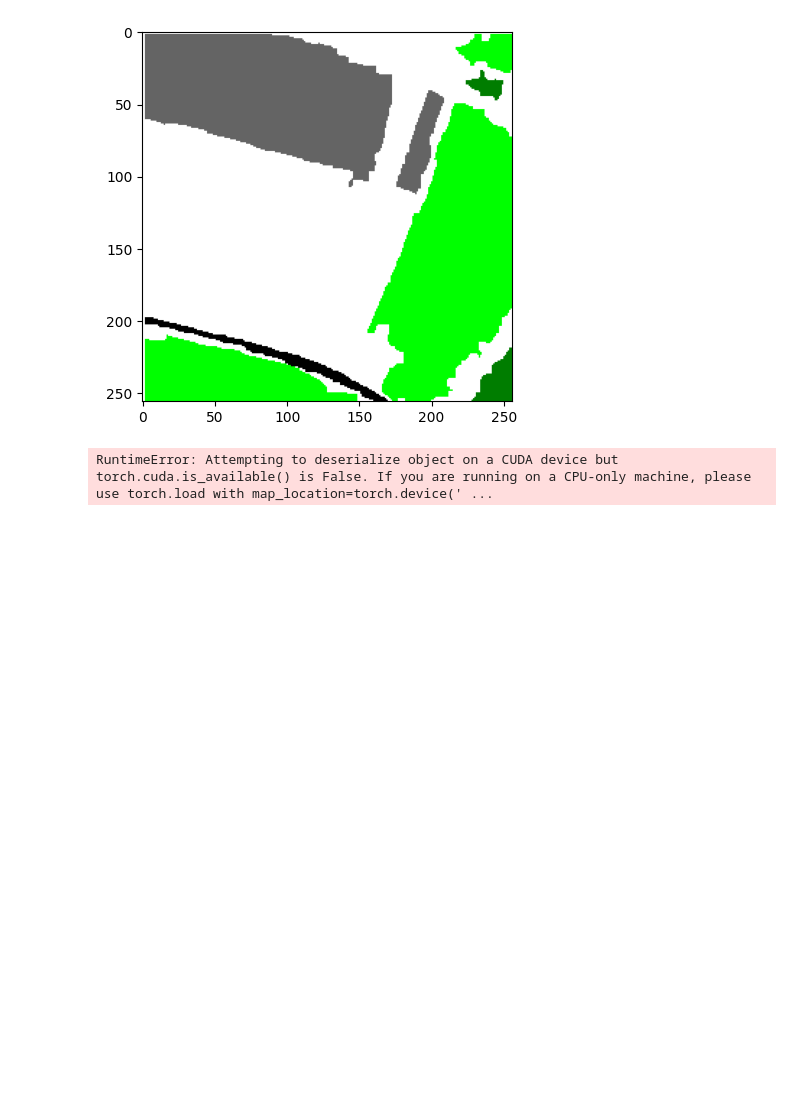
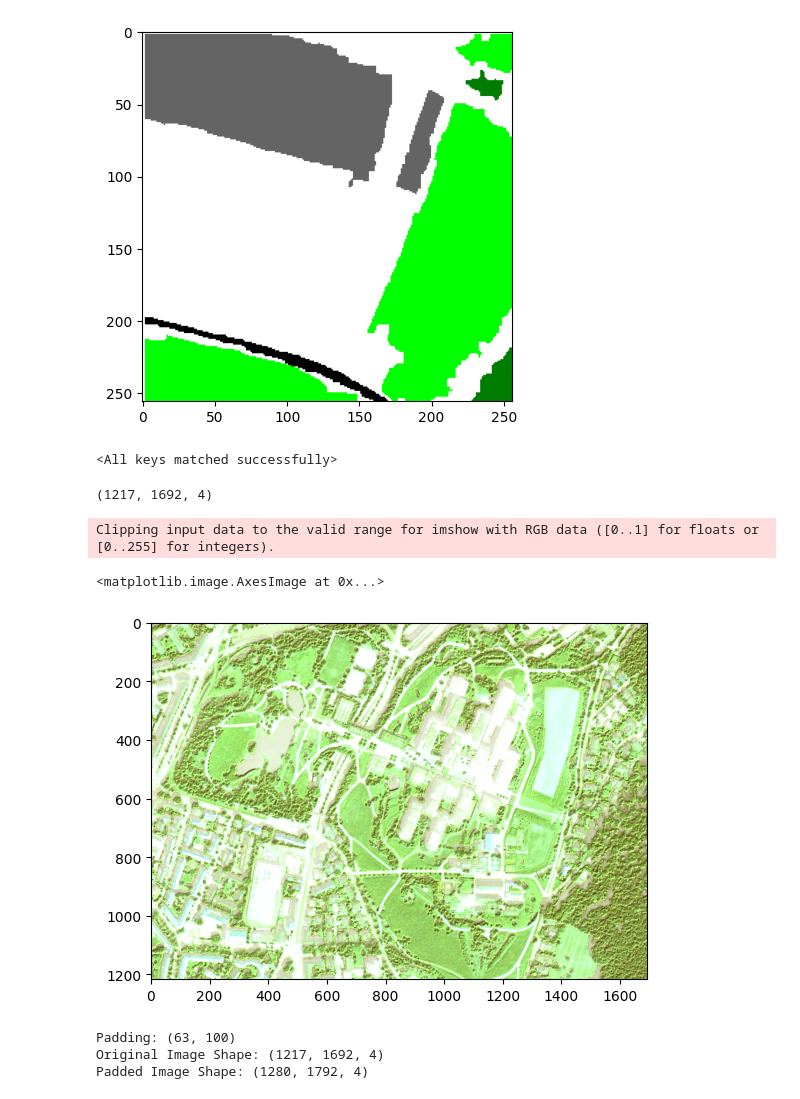
Before and after one commit to lacykaltgr/agriculture-image-processing, a Jupyter notebook: main.ipynb, the cells around one changed output. Drawn from its saved outputs; the diff is of its cells as text; code cells hidden in the pictures; blank space fills up the shorter version.

```diff
--- a/main.ipynb
+++ b/main.ipynb
@@ -50,7 +50,7 @@ show()
 # %%
 from src.utils import conf_matrix
 conf_matrix(val_dataset, results)
-# %%
-unet.load_state_dict(torch.load('/Users/laszlofreund/code/ai/satellite-image-segmentation/unet.h5'))
-# %% [output]
-RuntimeError: Attempting to deserialize object on a CUDA device but torch.cuda.is_available() is False. If you are running on a CPU-only machine, please use torch.load with map_location=torch.device(' ...
+# %%
+unet.load_state_dict(torch.load('/Users/czimbermark/DeepLearning_Projects_23/sat-img-seg-model.pth', map_location=torch.device('cpu')))
+# %% [output]
+<All keys matched successfully>
@@ -56,0 +60,11 @@ RuntimeError: Attempting to deserialize object on a CUDA device but torch.cuda.i
+# %%
+import matplotlib.pyplot as plt
+import numpy as np
+import imageio
+
+# Load image data into 'data' array (shape: h x w x band)
+pil_img = imageio.read('/Users/czimbermark/DeepLearning_Projects_23/satellite-image-segmentation/data/The-Eye-in-the-Sky-test-data/sat_test/3.tif')
+img_data = np.array(pil_img.get_data(0))
+print(img_data.shape)   # (1217, 1692, 4)
+# %% [output]
+(1217, 1692, 4)
@@ -57,2 +73,24 @@ RuntimeError: Attempting to deserialize object on a CUDA device but torch.cuda.i
+# %%
+# Parameters:
+w = 1692  # original width
+h = 1217  # original height
+band = 4  # number of bands (RGB)
+size = 256  # window size (256x256)
+
+# Create Image object and split the image into windows
+img = ImageProcessor(w, h, band, size)
+img.data = img_data
+
+plt.imshow(img.data)
+# %% [output]
+Clipping input data to the valid range for imshow with RGB data ([0..1] for floats or [0..255] for integers).
+<matplotlib.image.AxesImage at 0x...>
+[figure, added]
+# %%
+windows = img.split()
+# %% [output]
+Padding: (63, 100)
+Original Image Shape: (1217, 1692, 4)
+Padded Image Shape: (1280, 1792, 4)
 # %%
 eval = unet.evaluate(val_loader, device=device)
```
Also changed, not shown: parts of 3 cells of this notebook.
